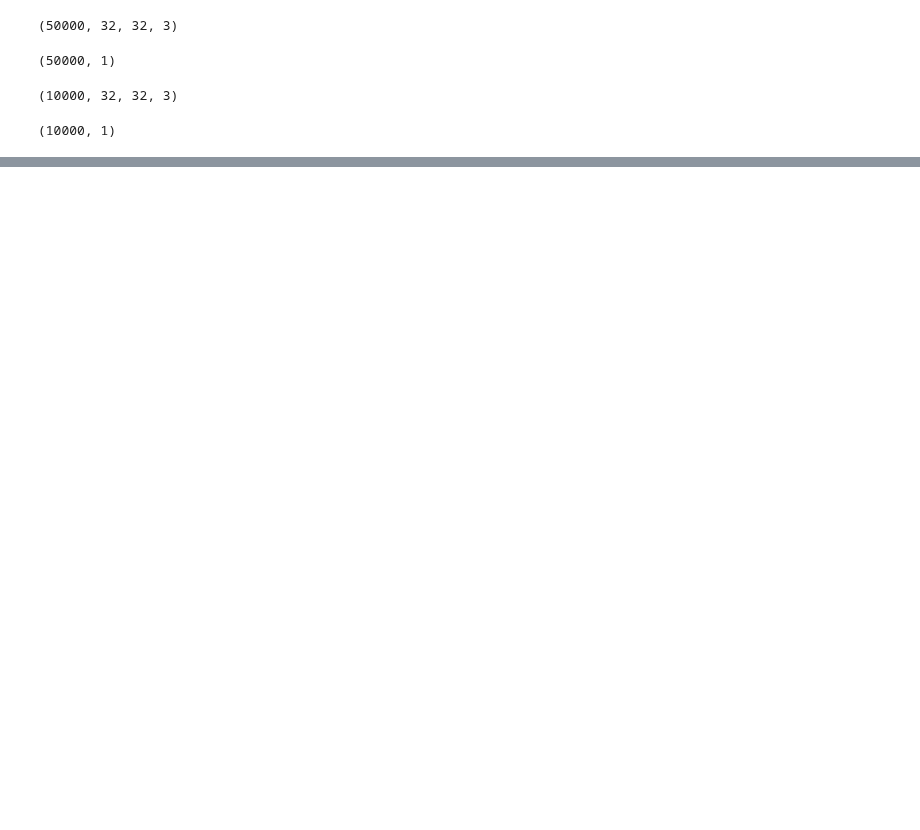
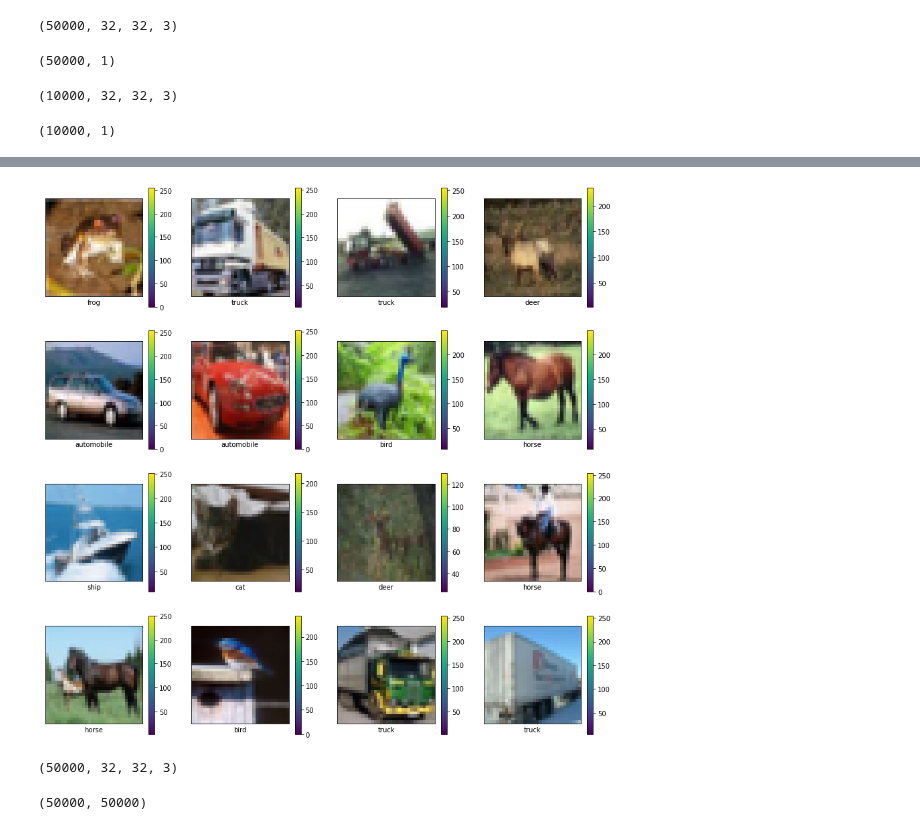
Before and after one commit to itimes-digital/deep-learning-estudo, a Jupyter notebook: cifar_10_study.ipynb, the cells around one changed output, grey strips where cells are left out. Cells and saved outputs as stored; diff of their text form; code cells hidden in the pictures; blank space fills up the shorter version.

```diff
--- a/cifar_10_study.ipynb
+++ b/cifar_10_study.ipynb
@@ -61,0 +86,21 @@ FileNotFoundError: ignored
+# %%
+plt.figure(figsize=(15, 15))
+
+for i in range(16):
+    plt.subplot(4,4, i + 1)
+    plt.xticks([])
+    plt.yticks([])
+    plt.grid(False)
+    plt.imshow(x_train[i])
+    plt.colorbar()
+    plt.xlabel(get_name(label_names, y_train, i))
+
+plt.show()
+# %% [output]
+[figure, added]
+# %%
+predictors_x = x_train.reshape(x_train.shape[0], 32, 32, 3)
+predictors_x = predictors_x.astype('float32')
+predictors_x.shape
+# %% [output]
+(50000, 32, 32, 3)
@@ -61,0 +109,4 @@ FileNotFoundError: ignored
+# %%
+class_y.shape
+# %% [output]
+(50000, 50000)
```
Also changed, not shown: parts of 16 cells of this notebook.
